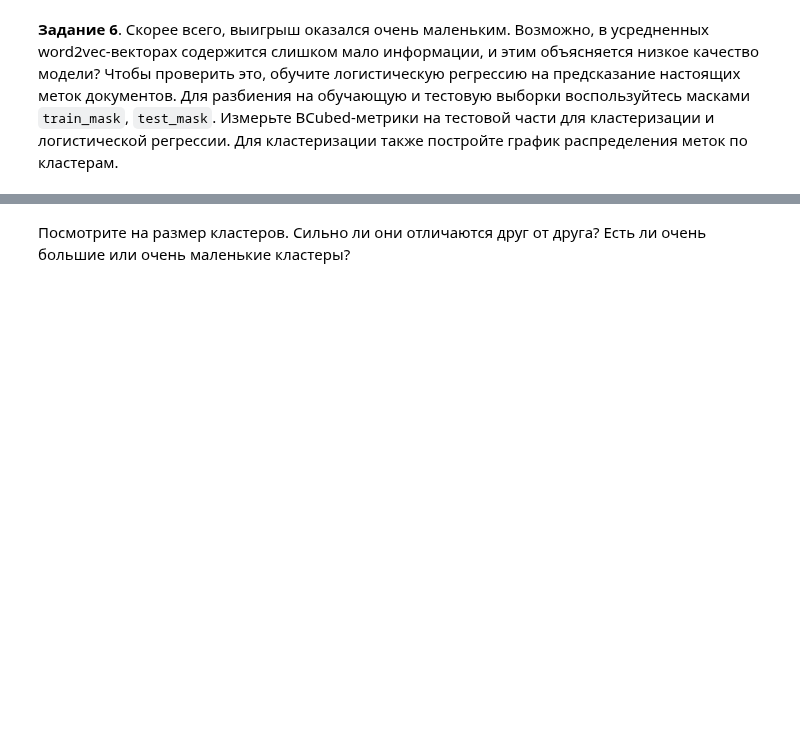
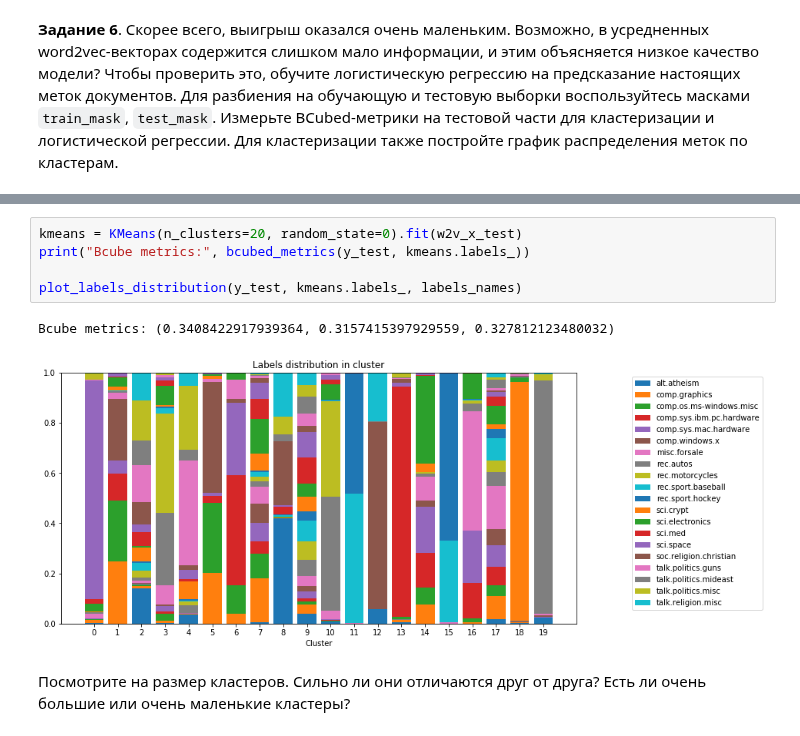
Before and after one commit to Mikhail-off/ML2018, a Jupyter notebook: HW10/homework-practice-10.ipynb, the cells around one changed output, grey strips where cells are left out. Drawn from its saved outputs; the diff is of its cells as text; blank space fills up the shorter version.

```diff
--- a/HW10/homework-practice-10.ipynb
+++ b/HW10/homework-practice-10.ipynb
@@ -455,3 +455,11 @@ plot_labels_distribution(y_test, y_pred, labels_names)
+# %%
+kmeans = KMeans(n_clusters=20, random_state=0).fit(w2v_x_test)
+print("Bcube metrics:", bcubed_metrics(y_test, kmeans.labels_))
+
+plot_labels_distribution(y_test, kmeans.labels_, labels_names)
+# %% [output]
+Bcube metrics: (0.3408422917939364, 0.3157415397929559, 0.327812123480032)
+[figure, added]
 # %% [markdown]
 Посмотрите на размер кластеров. Сильно ли они отличаются друг от друга? Есть ли очень большие или очень маленькие кластеры?
 # %%
```
Also changed, not shown: parts of 11 cells of this notebook.
